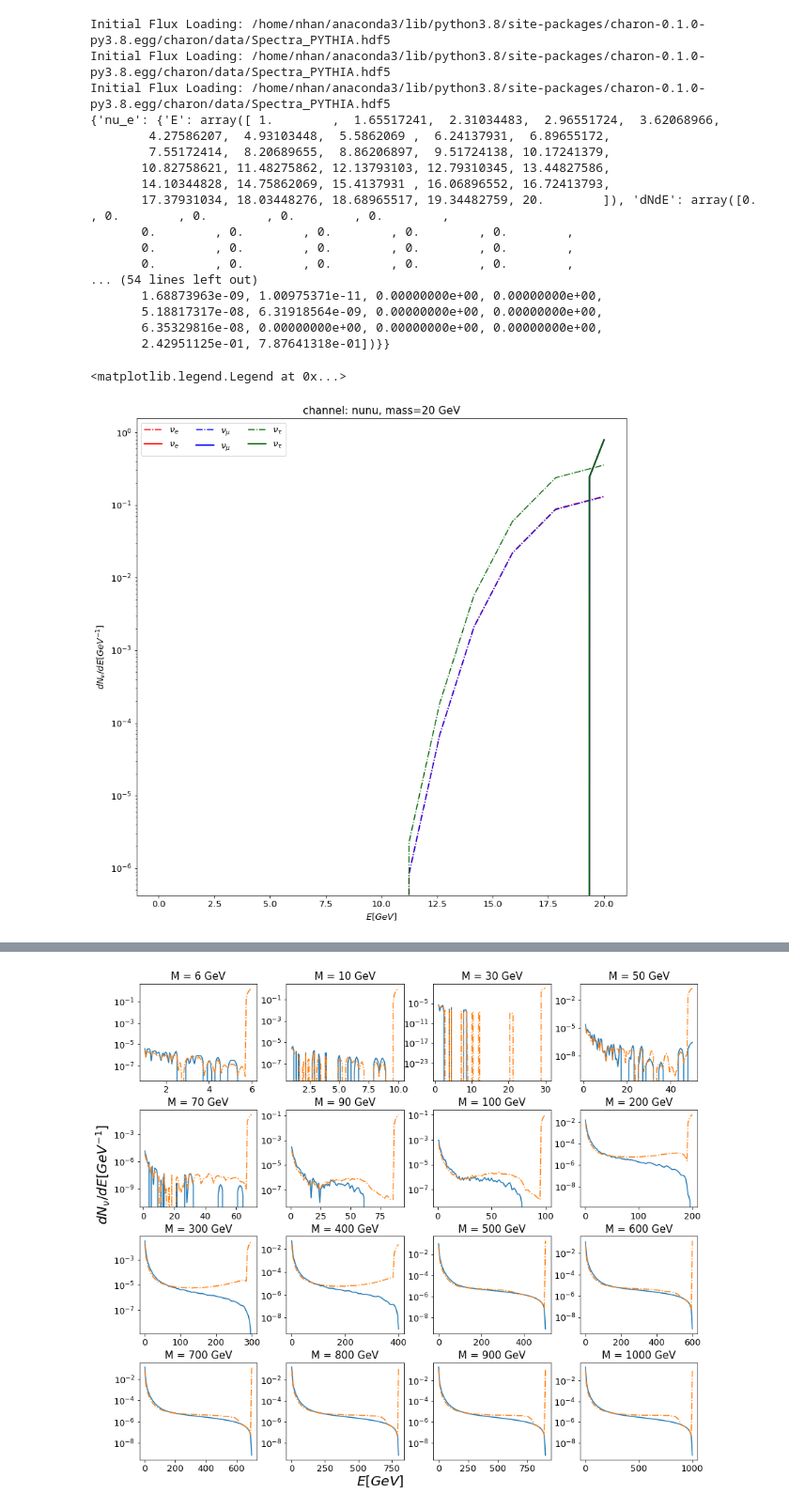
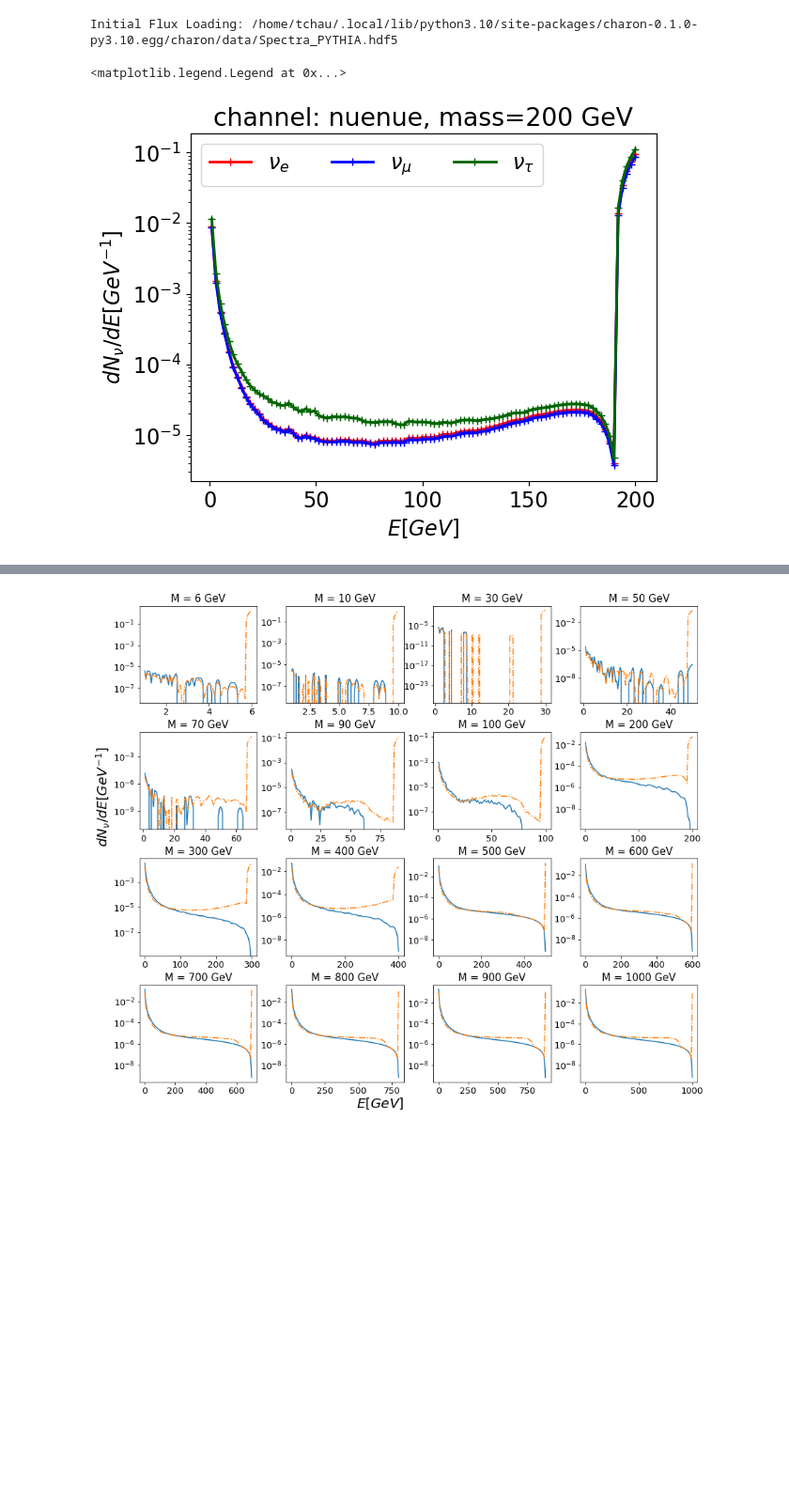
Before and after one commit to NhanChau94/GC_OscNext, a Jupyter notebook: Spectra/Test_NuRateclass.ipynb, the cells around one changed output, grey strips where cells are left out. Shown at 94% size. Saved outputs shown, nothing was run; the diff lists cells and outputs as text; code cells hidden in the pictures; blank space fills up the shorter version.

```diff
--- a/Spectra/Test_NuRateclass.ipynb
+++ b/Spectra/Test_NuRateclass.ipynb
@@ -21,0 +1,18 @@ NameError: name 'PC' is not defined
+# %%
+%matplotlib inline
+%load_ext autoreload
+%autoreload 2
+
+# import os
+# os.environ['PYTHONPATH']='/data/user/tchau/Software/nuSQuIDS/lib:/cvmfs/icecube.opensciencegrid.org/py3-v4.2.1/RHEL_7_x86_64/bin/python'
+# os.environ['LD_LIBRARY_PATH']='/data/user/tchau/Software/nuSQuIDS/lib:/data/user/tchau/Software/SQuIDS/lib:/cvmfs/icecube.opensciencegrid.org/py3-v4.2.1/RHEL_7_x86_64/lib:/cvmfs/icecube.opensciencegrid.org/py3-v4.2.1/RHEL_7_x86_64/lib64:/data/user/tchau/Software/SQuIDS/lib:/cvmfs/icecube.opensciencegrid.org/py3-v4.2.1/RHEL_7_x86_64/lib:/cvmfs/icecube.opensciencegrid.org/py3-v4.2.1/RHEL_7_x86_64/lib64:/usr/lib64:/usr/lib64'
+# os.environ['JUPYTER_PATH']='/cvmfs/icecube.opensciencegrid.org/py3-v4.2.1/RHEL_7_x86_64/bin/jupyter'
+
+import numpy as np
+import matplotlib.pyplot as plt
+plt.rcParams.update({'font.size': 10})
+#Charon
+import sys
+sys.path.append("/data/user/tchau/Sandbox/GC_OscNext/Spectra")
+
+from NuSignal import *
@@ -30,54 +87,40 @@ def cutspectra(spec, cut):
 # %%
 # Create NuRate object:
-mass=20
-channel="nunu"
+mass=200
+channel="nuenue"
+
 process="ann"
-Rate = NuRate(mass, channel, process)
+Rate = NuRate(mass, channel, process, logscale=False)
 Rate.nodes=100
-Rate.bins=30
+Rate.bins=100
 # Rate.logscale=True
 
 # Rate.interactions=True
 # Compute Rate
 PPPC4 = Rate.NuRatePPPC4_AvgOsc()
-Charon = Rate.NuRateCharon_nuSQUIDS()
+Charon = Rate.NuRateCharon_AvgOsc()
 # print(Charon)
-if mass<50 and channel =="nunu":
-    Charon = cutspectra(Charon, 1e-5)
-print(Charon)
+# if mass<50 and channel =="nunu":
+#     Charon = cutspectra(Charon, 1e-5)
+# print(Charon)
 # print(PPPC4)
 # style and color for plots:
 labels={"nu_e":r"$\nu_e$", "nu_mu":r"$\nu_\mu$", "nu_tau":r"$\nu_\tau$"}
 colors={"nu_e":"red","nu_mu":"blue", "nu_tau":"darkgreen" }
 for flv in ["nu_e", "nu_mu", "nu_tau"]:
-    plt.plot(PPPC4[flv]["E"], PPPC4[flv]["dNdE"], linestyle="-.", color=colors[flv], label=labels[flv])
-    plt.plot(Charon[flv]["E"], Charon[flv]["dNdE"], linewidth=2, linestyle="-", marker="", color=colors[flv], label=labels[flv])
+    # plt.plot(PPPC4[flv]["E"], PPPC4[flv]["dNdE"], linestyle="-.", color=colors[flv], label=labels[flv], marker='o')
+    plt.plot(Charon[flv]["E"], Charon[flv]["dNdE"], linewidth=2, linestyle="-", color=colors[flv], label=labels[flv], marker='+')
 plt.semilogy()
+# plt.xlim(1e-5, 1000)
 # plt.semilogx()
 plt.xlabel(r"$E [GeV]$")
 plt.ylabel(r"$dN_\nu/dE [GeV^{-1}]$")
 plt.title("channel: {}, mass={} GeV".format(channel, mass))
 plt.legend(ncol=3)
 # %% [output]
-Initial Flux Loading: /home/nhan/anaconda3/lib/python3.8/site-packages/charon-0.1.0-py3.8.egg/charon/data/Spectra_PYTHIA.hdf5
-Initial Flux Loading: /home/nhan/anaconda3/lib/python3.8/site-packages/charon-0.1.0-py3.8.egg/charon/data/Spectra_PYTHIA.hdf5
-Initial Flux Loading: /home/nhan/anaconda3/lib/python3.8/site-packages/charon-0.1.0-py3.8.egg/charon/data/Spectra_PYTHIA.hdf5
-{'nu_e': {'E': array([ 1.        ,  1.65517241,  2.31034483,  2.96551724,  3.62068966,
-        4.27586207,  4.93103448,  5.5862069 ,  6.24137931,  6.89655172,
-        7.55172414,  8.20689655,  8.86206897,  9.51724138, 10.17241379,
-       10.82758621, 11.48275862, 12.13793103, 12.79310345, 13.44827586,
-       14.10344828, 14.75862069, 15.4137931 , 16.06896552, 16.72413793,
-       17.37931034, 18.03448276, 18.68965517, 19.34482759, 20.        ]), 'dNdE': array([0.        , 0.        , 0.        , 0.        , 0.        ,
-       0.        , 0.        , 0.        , 0.        , 0.        ,
-       0.        , 0.        , 0.        , 0.        , 0.        ,
-       0.        , 0.        , 0.        , 0.        , 0.        ,
-... (54 lines left out)
-       1.68873963e-09, 1.00975371e-11, 0.00000000e+00, 0.00000000e+00,
-       5.18817317e-08, 6.31918564e-09, 0.00000000e+00, 0.00000000e+00,
-       6.35329816e-08, 0.00000000e+00, 0.00000000e+00, 0.00000000e+00,
-       2.42951125e-01, 7.87641318e-01])}}
+Initial Flux Loading: /home/tchau/.local/lib/python3.10/site-packages/charon-0.1.0-py3.10.egg/charon/data/Spectra_PYTHIA.hdf5
 <matplotlib.legend.Legend at 0x...>
-[figure, old version]
+[figure, new version]
 # %%
 # channels and masses show in the plots:
 channels = ["WW", "bb", "mumu", "tautau", "nuenue","numunumu","nutaunutau", "nunu"]
```
Also changed, not shown: parts of 6 cells of this notebook, 28 other files.
